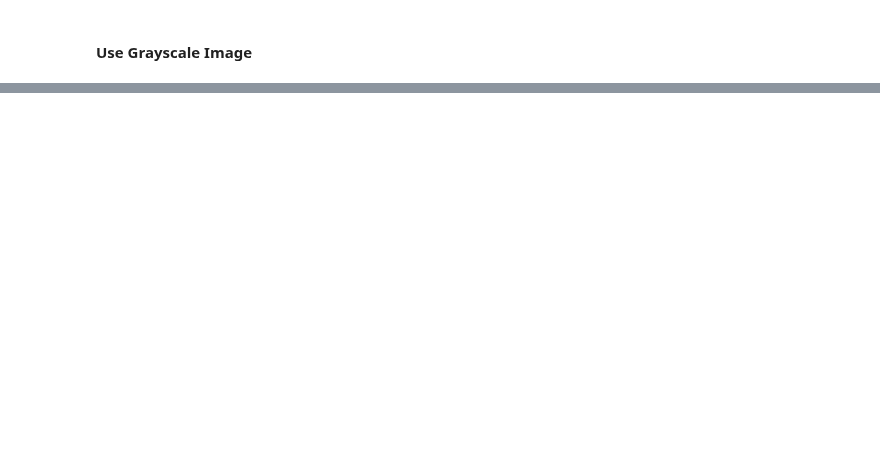
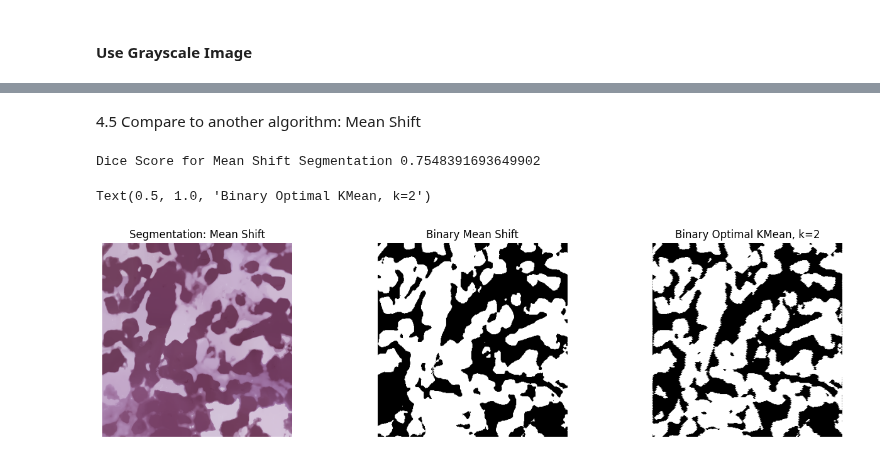
Before and after one commit to wangelam/ecse415Final, a Jupyter notebook: unsupervised.ipynb, the cells around one changed output, grey strips where cells are left out. Drawn from its saved outputs; the diff is of its cells as text; code cells hidden in the pictures; blank space fills up the shorter version.

Commit message:
4.5 meanshift

```diff
--- a/unsupervised.ipynb
+++ b/unsupervised.ipynb
@@ -265 +265,45 @@ Dice Score for k=5 is 0.6157181691117396
 [figure]
+# %% [markdown]
+4.5 Compare to another algorithm: Mean Shift
+# %%
+def meanShift(image_name, download):
+    img = cv.imread(os.path.join(rgb_path, image_name), cv.COLOR_BGR2RGB)
+    output = img.copy()
+    # preprocess - gaussian
+    img = cv.GaussianBlur(img, (5, 5), 0.85)
+    # define params
+    spatialWindow = 40
+    colorWindow = 80
+    criteria = (cv.TERM_CRITERIA_EPS + cv.TERM_CRITERIA_MAX_ITER, 100, 1)
+
+    # meanshift clustering
+    cv.pyrMeanShiftFiltering(img, spatialWindow, colorWindow, output, maxLevel=0)
+    return output
+
+# mean shift segmentation, binarize
+ms = meanShift(tester, True)
+msGray = cv.cvtColor(ms, cv.COLOR_RGB2GRAY)
+thresh = 117
+_, msB = cv.threshold(msGray, thresh, 255, cv.THRESH_BINARY_INV)
+
+# compare to mask
+dice = dice_coefficient(mask, msB)
+print(f'Dice Score for Mean Shift Segmentation {dice}')
+
+plt.figure(figsize=(16,4))
+plt.subplot(1,3,1)
+plt.axis('off')
+plt.imshow(ms)
+plt.title('Segmentation: Mean Shift')
+plt.subplot(1,3,2)
+plt.axis('off')
+plt.imshow(msB, cmap='gray')
+plt.title('Binary Mean Shift')
+plt.subplot(1,3,3)
+plt.axis('off')
+plt.imshow(k2_b, cmap='gray')
+plt.title('Binary Optimal KMean, k=2')
+# %% [output]
+Dice Score for Mean Shift Segmentation 0.7548391693649902
+Text(0.5, 1.0, 'Binary Optimal KMean, k=2')
+[figure, added]
```
Also changed, not shown: parts of 2 cells of this notebook.
